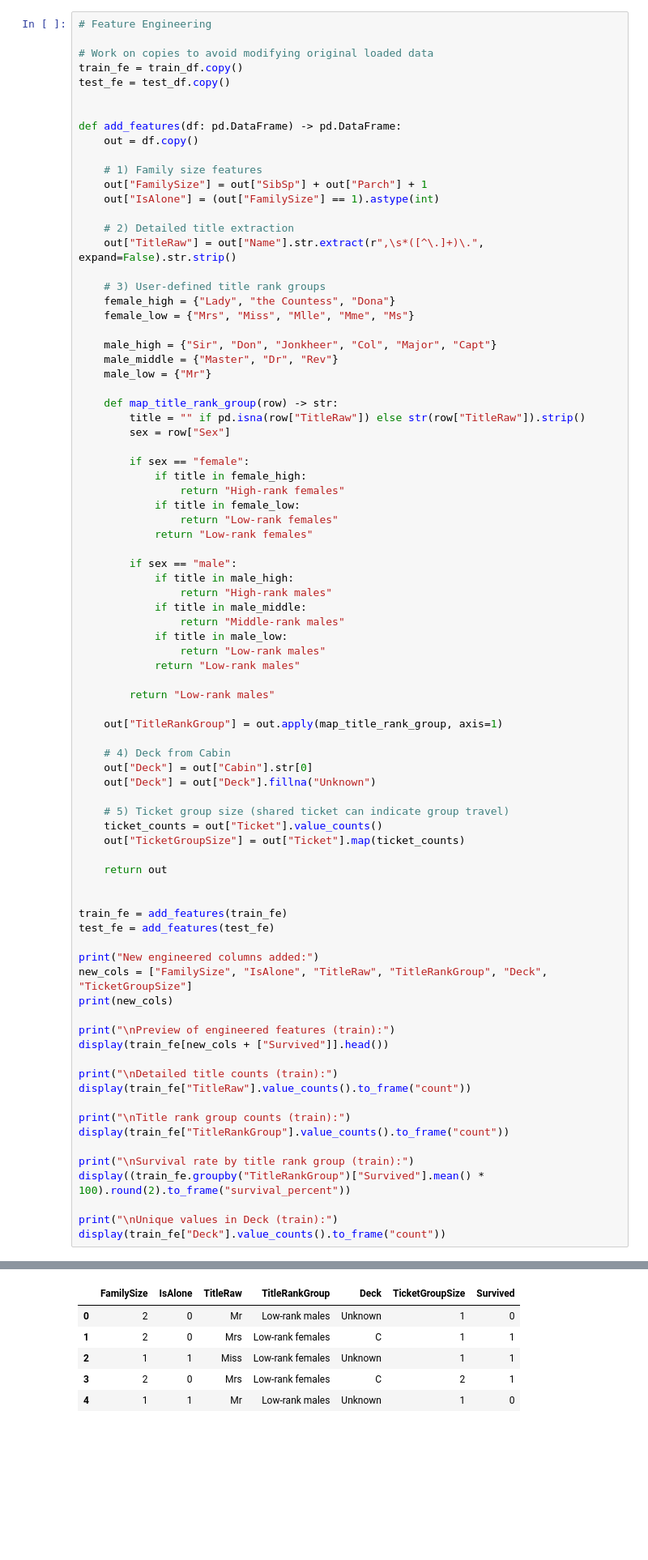
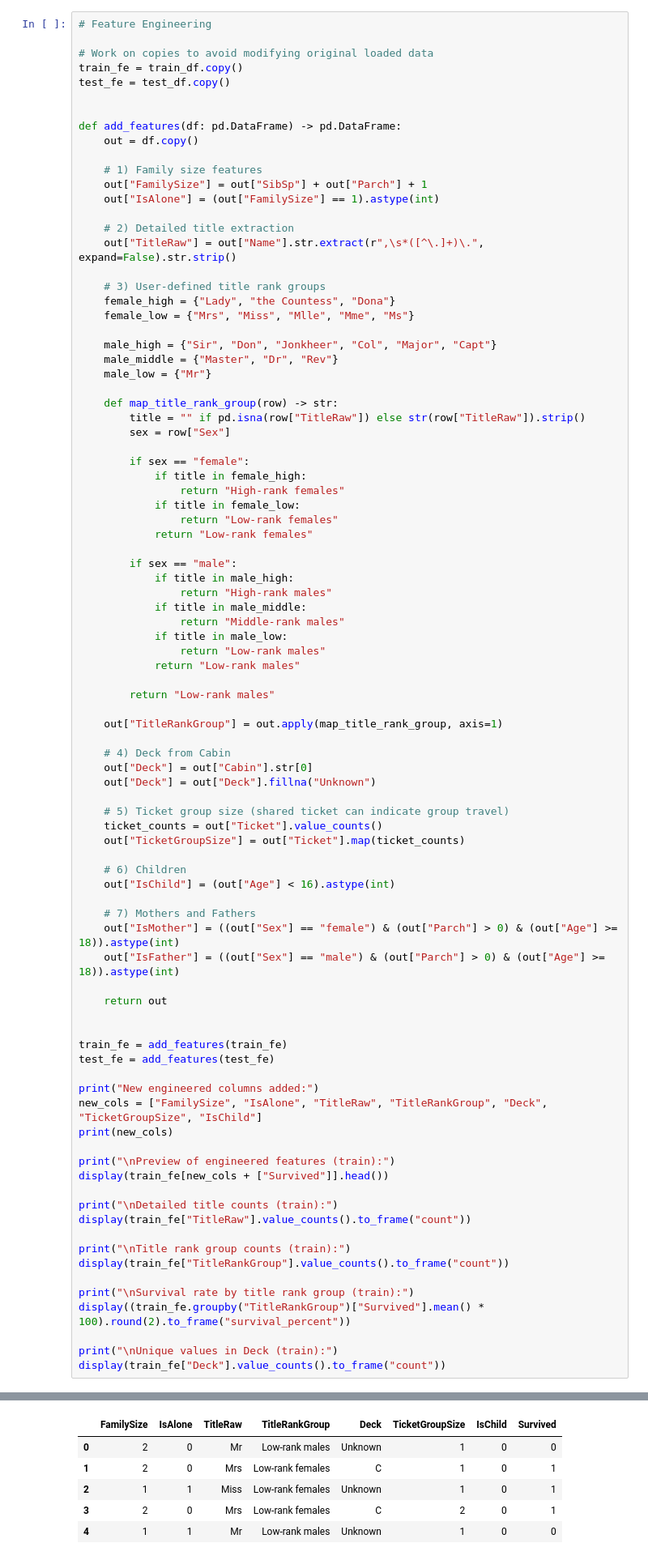
Before and after one commit to modalsaeed/kaggle_titanic, a Jupyter notebook: notebook/main.ipynb, the cells around one changed output, grey strips where cells are left out. Shown at 81% size. Saved outputs shown, nothing was run; the diff lists cells and outputs as text; blank space fills up the shorter version.

Commit message:
Implement IsChild, IsFather and IsMother as features

```diff
--- a/notebook/main.ipynb
+++ b/notebook/main.ipynb
@@ -475,6 +560,13 @@ def add_features(df: pd.DataFrame) -> pd.DataFrame:
     ticket_counts = out["Ticket"].value_counts()
     out["TicketGroupSize"] = out["Ticket"].map(ticket_counts)
 
+    # 6) Children
+    out["IsChild"] = (out["Age"] < 16).astype(int)
+
+    # 7) Mothers and Fathers
+    out["IsMother"] = ((out["Sex"] == "female") & (out["Parch"] > 0) & (out["Age"] >= 18)).astype(int)
+    out["IsFather"] = ((out["Sex"] == "male") & (out["Parch"] > 0) & (out["Age"] >= 18)).astype(int)
+
     return out
 
 
@@ -482,7 +574,7 @@ train_fe = add_features(train_fe)
 test_fe = add_features(test_fe)
 
 print("New engineered columns added:")
-new_cols = ["FamilySize", "IsAlone", "TitleRaw", "TitleRankGroup", "Deck", "TicketGroupSize"]
+new_cols = ["FamilySize", "IsAlone", "TitleRaw", "TitleRankGroup", "Deck", "TicketGroupSize", "IsChild"]
 print(new_cols)
 
 print("\nPreview of engineered features (train):")
@@ -505,11 +597,11 @@ New engineered columns added:
 
 Preview of engineered features (train):
-|  | FamilySize | IsAlone | TitleRaw | TitleRankGroup | Deck | TicketGroupSize | Survived |
-| 0 | 2 | 0 | Mr | Low-rank males | Unknown | 1 | 0 |
-| 1 | 2 | 0 | Mrs | Low-rank females | C | 1 | 1 |
-| 2 | 1 | 1 | Miss | Low-rank females | Unknown | 1 | 1 |
-| 3 | 2 | 0 | Mrs | Low-rank females | C | 2 | 1 |
-| 4 | 1 | 1 | Mr | Low-rank males | Unknown | 1 | 0 |
+|  | FamilySize | IsAlone | TitleRaw | TitleRankGroup | Deck | TicketGroupSize | IsChild | Survived |
+| 0 | 2 | 0 | Mr | Low-rank males | Unknown | 1 | 0 | 0 |
+| 1 | 2 | 0 | Mrs | Low-rank females | C | 1 | 0 | 1 |
+| 2 | 1 | 1 | Miss | Low-rank females | Unknown | 1 | 0 | 1 |
+| 3 | 2 | 0 | Mrs | Low-rank females | C | 2 | 0 | 1 |
+| 4 | 1 | 1 | Mr | Low-rank males | Unknown | 1 | 0 | 0 |
 Detailed title counts (train):
 |  | count |
 | TitleRaw |  |
```
Also changed, not shown: parts of 10 cells of this notebook.
